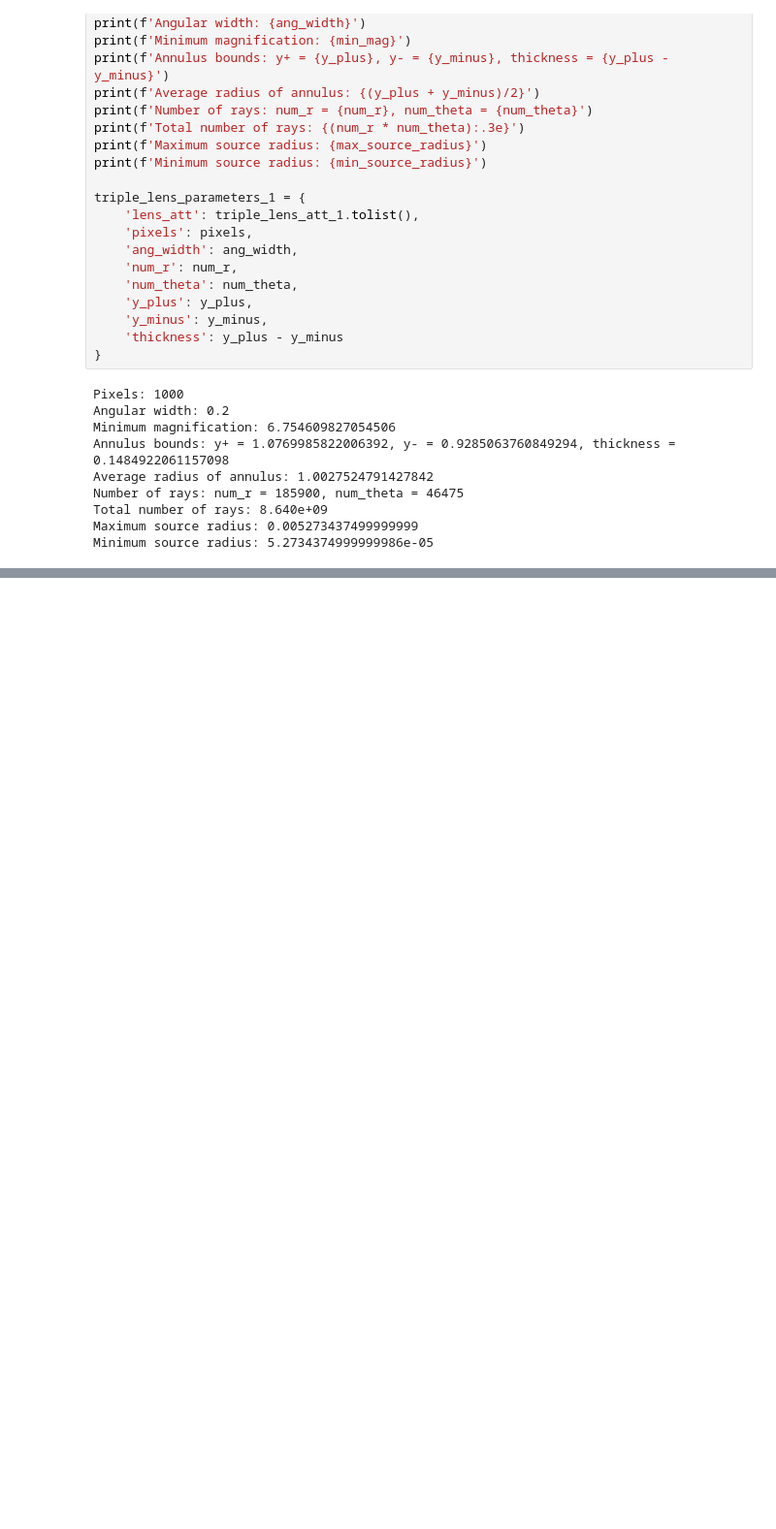
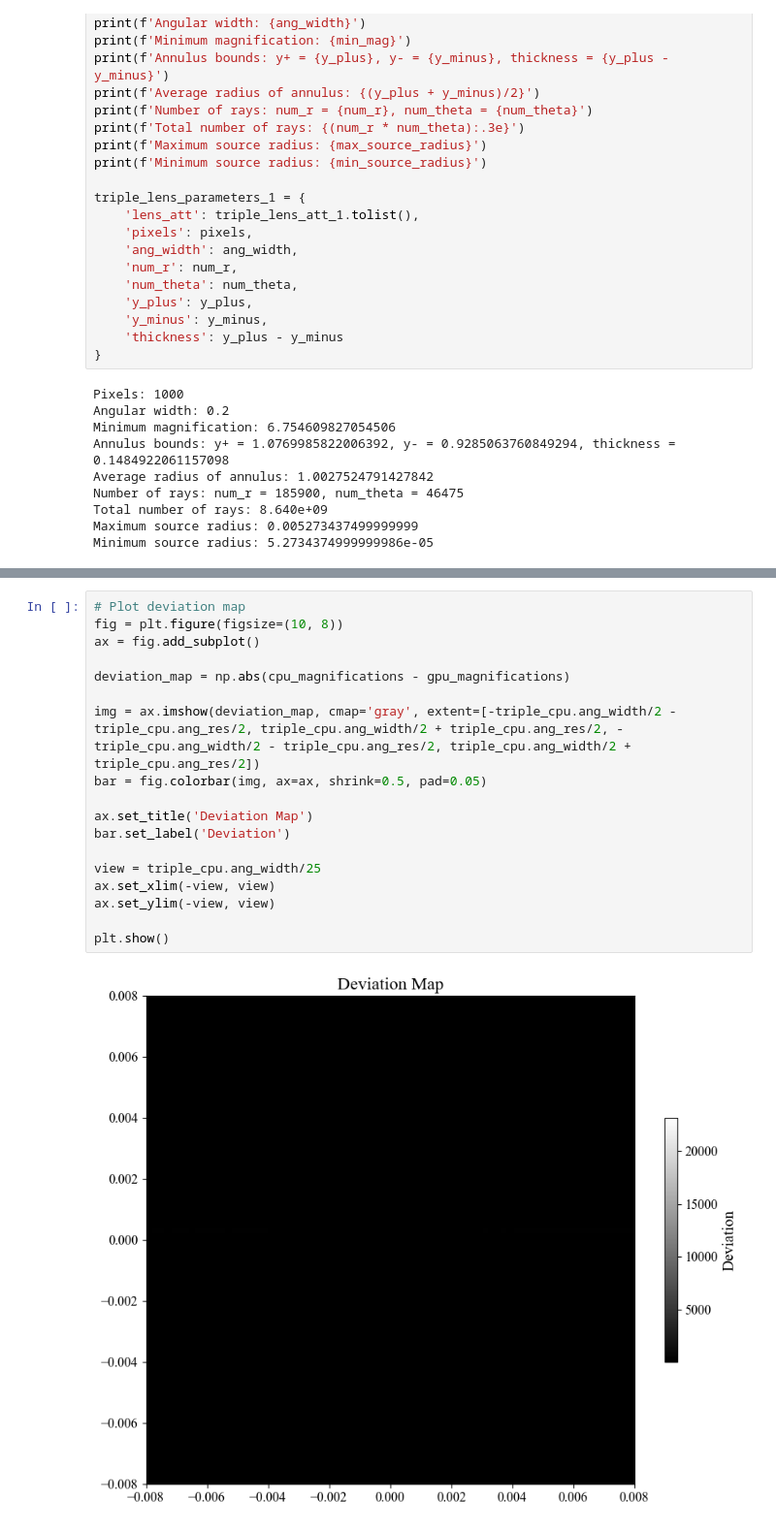
Before and after one commit to saividyud/NBLens, a Jupyter notebook: Unity Analysis/Part 5/CPU_GPU_checker.ipynb, the cells around one changed output, grey strips where cells are left out. Shown at 97% size. Saved outputs shown, nothing was run; the diff lists cells and outputs as text; blank space fills up the shorter version.

```diff
--- a/Unity Analysis/Part 5/CPU_GPU_checker.ipynb
+++ b/Unity Analysis/Part 5/CPU_GPU_checker.ipynb
@@ -565,0 +612,20 @@ KeyboardInterrupt:
+# %%
+# Plot deviation map
+fig = plt.figure(figsize=(10, 8))
+ax = fig.add_subplot()
+
+deviation_map = np.abs(cpu_magnifications - gpu_magnifications)
+
+img = ax.imshow(deviation_map, cmap='gray', extent=[-triple_cpu.ang_width/2 - triple_cpu.ang_res/2, triple_cpu.ang_width/2 + triple_cpu.ang_res/2, -triple_cpu.ang_width/2 - triple_cpu.ang_res/2, triple_cpu.ang_width/2 + triple_cpu.ang_res/2])
+bar = fig.colorbar(img, ax=ax, shrink=0.5, pad=0.05)
+
+ax.set_title('Deviation Map')
+bar.set_label('Deviation')
+
+view = triple_cpu.ang_width/25
+ax.set_xlim(-view, view)
+ax.set_ylim(-view, view)
+
+plt.show()
+# %% [output]
+[figure, added]
```
Also changed, not shown: parts of 5 cells of this notebook, 6 other files.
